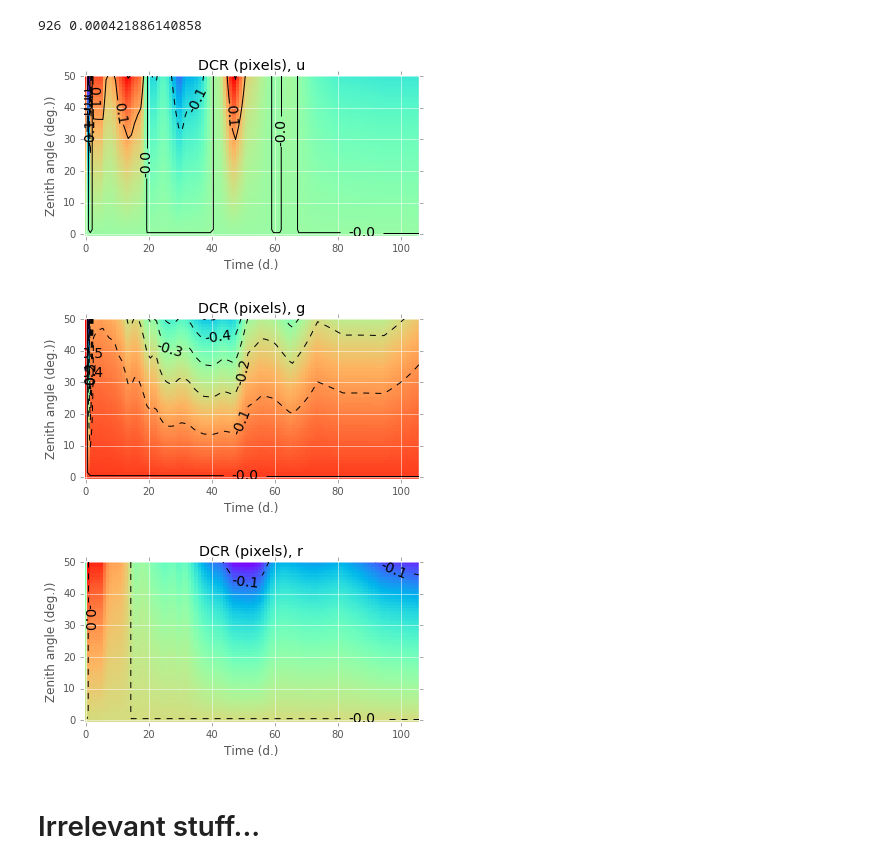
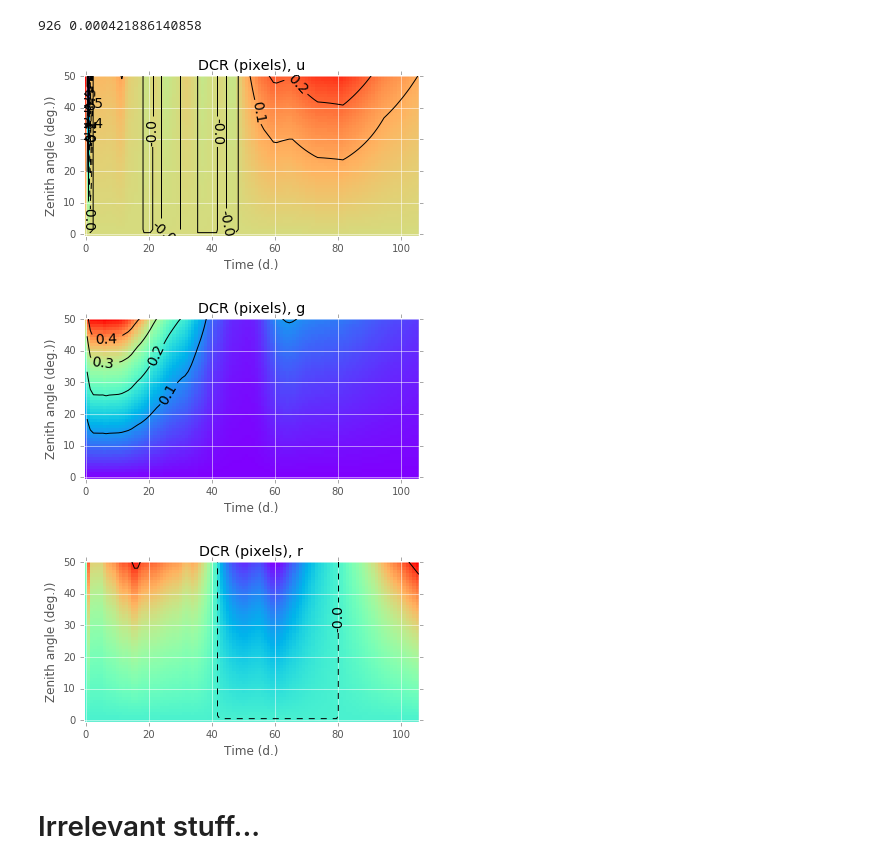
Before and after one commit to djreiss/SNDCR, a Jupyter notebook: chroma_test3.ipynb, the cells around one changed output. Saved outputs shown, nothing was run; the diff lists cells and outputs as text; code cells hidden in the pictures.

```diff
--- a/chroma_test3.ipynb
+++ b/chroma_test3.ipynb
@@ -104,7 +119,7 @@ w,f = np.genfromtxt(datadir+'SEDs/KIN_Sa_ext.ascii').T
 #f = np.append(f, np.zeros_like(toAppend))
 ss = interp1d(w, f)
 
-gal_SED = spec.SED(ss).atRedshift(0.5)
+gal_SED = spec.SED(ss) #.atRedshift(0.5)
 wave = np.arange(500.0, 901.0, 1.0)
 photons = gal_SED(wave)
 
@@ -118,7 +133,8 @@ Make a relative DCR curve for SN Ia along its light curve (assume ZD angle 20 de
 # %%
 # filters are stored in two columns: wavelength (nm), and throughput
 
-def compute_dcr(SED, filters='ugrizy', angles=np.linspace(0,70,71), relative=None, **kwargs):
+def compute_dcr(SED, filters='ugrizy', angles=np.linspace(0,70,71), relative=None,
+                atRedshift=0.3, **kwargs):
     if type(angles) is int or type(angles) is float:
         angles = np.array([angles])
     elif type(angles) is list:
@@ -130,7 +146,7 @@ def compute_dcr(SED, filters='ugrizy', angles=np.linspace(0,70,71), relative=Non
         if type(filter_) is str:
             fdata = spec.Bandpass(datadir+'filters/LSST_{}.dat'.format(filter_))
             fwave, throughput = fdata.wave_list, fdata(fdata.wave_list)
-            shifts = np.array( [SED.calculateDCRMomentShifts(fdata, zenith_angle=angle * np.pi/180.0, **kwargs)[0].item(1)
+            shifts = np.array( [SED.atRedshift(atRedshift).calculateDCRMomentShifts(fdata, zenith_angle=angle * np.pi/180.0, **kwargs)[0].item(1)
                             for angle in angles])
             shifts = shifts * 3600.0 * 180.0/np.pi
             df = pd.concat([df, pd.Series(shifts)], axis=1, ignore_index=True)
@@ -214,11 +236,11 @@ Try it at zenith angle 40 deg. - doesn't seem to differ much from 20 deg.
 # %%
-sn_DCRs = pd.concat([compute_dcr(SED, 'ugrizy', 40.) for SED in sn_SEDs])
+sn_DCRs = pd.concat([compute_dcr(SED, 'ugrizy', 20., atRedshift=0.5) for SED in sn_SEDs])
 sn_DCRs = sn_DCRs.set_index(np.arange(len(sn_SEDs)))
-gal_DCR = compute_dcr(gal_SED, 'ugrizy', 40.)
+gal_DCR = compute_dcr(gal_SED, 'ugrizy', 20., atRedshift=0.5)
 
-tmp_df = sn_DCRs - gal_DCR.values.squeeze()
+tmp_df = (sn_DCRs - gal_DCR.values.squeeze()) / 0.3
 ax = tmp_df.plot(colormap=cm.rainbow)
-ax.set_ylabel('Relative refraction (SN Ia vs. gal), arcsec, zd=40.')
+ax.set_ylabel('Relative refraction (SN Ia (z=0.5) vs. gal), pixels, zd=20.')
 ax.set_xlabel('Time (days)')
 # %% [output]
 <matplotlib.text.Text at 0x...>
@@ -251,10 +273,10 @@ print np.sum(zd > 50.), np.mean(zd > 50.)
 # %% [output]
 926 0.000421886140858
 # %%
-def plot_sn_dcr_contour(filt='g', angles=np.linspace(0,50,51)):
-    sn_DCRs = pd.concat([compute_dcr(SED, filt, angles=angles) for SED in sn_SEDs],
-                        axis=1)
-    gal_DCR = compute_dcr(gal_SED, filt, angles=angles)
+def plot_sn_dcr_contour(filt='g', angles=np.linspace(0,50,51), atRedshift=0.3):
+    sn_DCRs = pd.concat([compute_dcr(SED, filt, angles=angles, atRedshift=atRedshift) \
+                         for SED in sn_SEDs], axis=1)
+    gal_DCR = compute_dcr(gal_SED, filt, angles=angles, atRedshift=atRedshift)
 
     tmp = (sn_DCRs.values - gal_DCR.values) / 0.2  # pixel scale (pix per arcsec)
     levels = np.arange(-1., 1., 0.1)
@@ -266,17 +288,17 @@ def plot_sn_dcr_contour(filt='g', angles=np.linspace(0,50,51)):
     plt.ylabel('Zenith angle (deg.))')
     return tmp
 # %%
-plot_sn_dcr_contour(filt='u');
+plot_sn_dcr_contour(filt='u', atRedshift=0.2);
 # %% [output]
-[figure, old version]
+[figure, new version]
 # %%
-plot_sn_dcr_contour(filt='g');
+plot_sn_dcr_contour(filt='g', atRedshift=0.2);
 # %% [output]
-[figure, old version]
+[figure, new version]
 # %%
-plot_sn_dcr_contour(filt='r');
+plot_sn_dcr_contour(filt='r', atRedshift=0.2);
 # %% [output]
-[figure, old version]
+[figure, new version]
 # %% [markdown]
 # Irrelevant stuff...
 # %%
```
Also changed, not shown: parts of 14 cells of this notebook.
